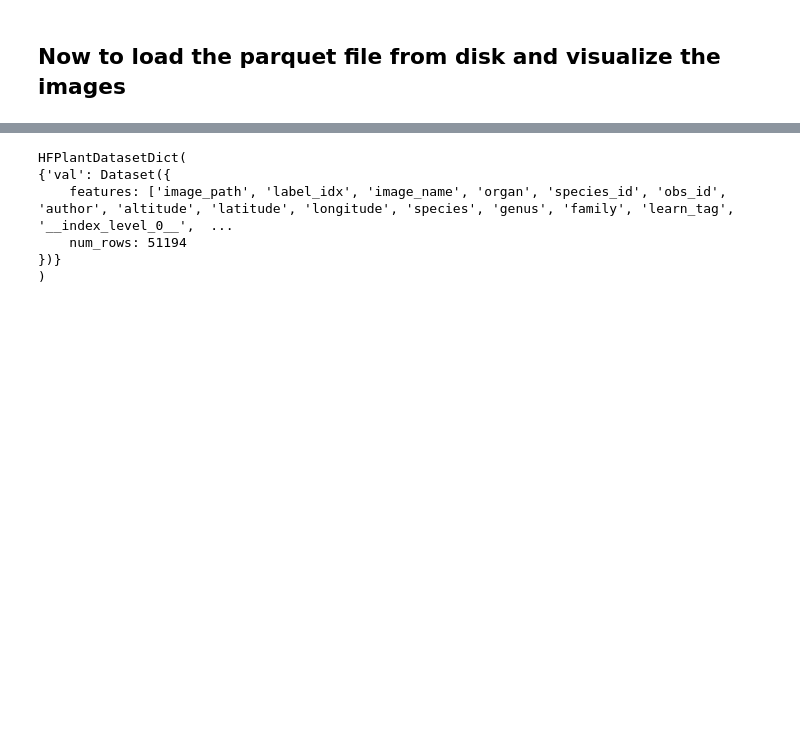
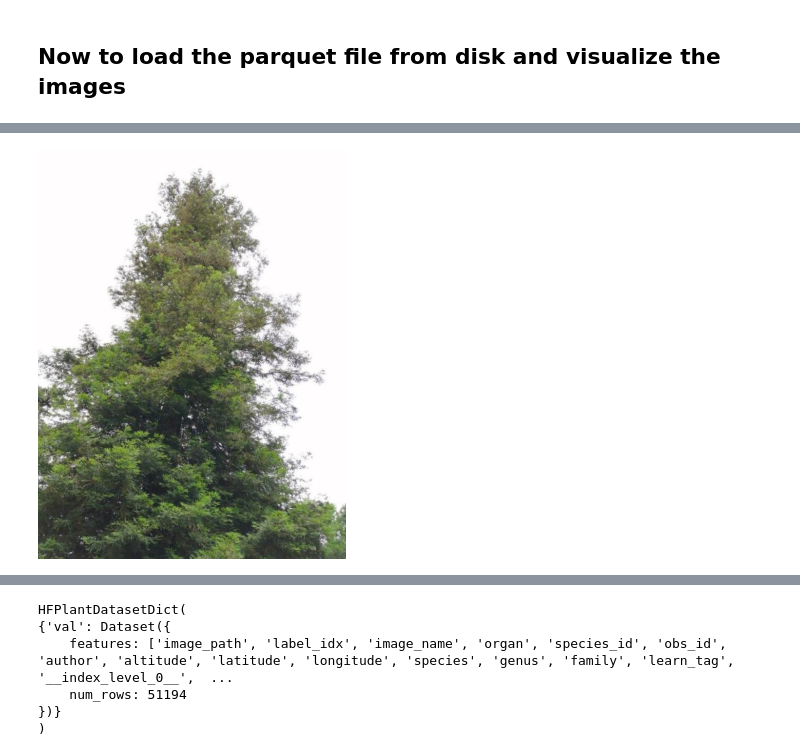
Before and after one commit to JacobARose/plantclef-vision, a Jupyter notebook: notebooks/embedding.ipynb, the cells around one changed output, grey strips where cells are left out. Cells and saved outputs as stored; diff of their text form; code cells hidden in the pictures; blank space fills up the shorter version.

```diff
--- a/notebooks/embedding.ipynb
+++ b/notebooks/embedding.ipynb
@@ -83,2 +85,6 @@ from plantclef.embed.workflow import torch_pipeline
 # %%
 data = make_dataset("plantclef2024", subset="val", load_all_subsets=False)
+
+data.set_transform()
+# data.dataset.transform
+# data.__getitem__?
@@ -84,0 +101,4 @@ data = make_dataset("plantclef2024", subset="val", load_all_subsets=False)
+# %%
+data.dataset[1]["image"]
+# %% [output]
+[figure, added]
```
Also changed, not shown: parts of 5 cells of this notebook, 2 other files.
